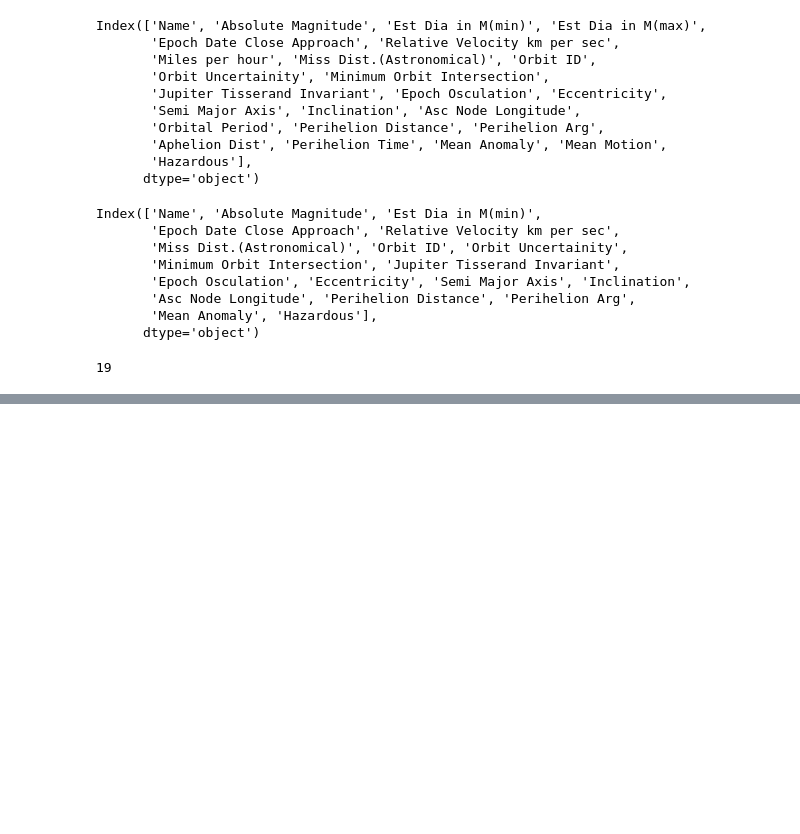
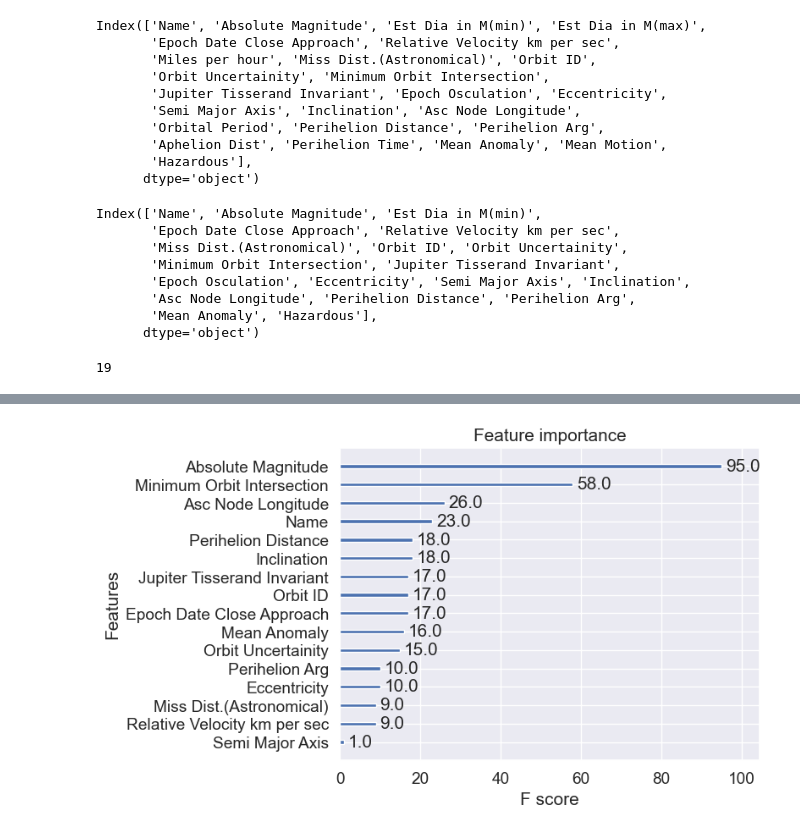
Before and after one commit to alisonjing/DTSA5506-Data-Mining-Project, a Jupyter notebook: NASA_Asteroid_Classification.ipynb, the cells around one changed output, grey strips where cells are left out. Drawn from its saved outputs; the diff is of its cells as text; code cells hidden in the pictures; blank space fills up the shorter version.

```diff
--- a/NASA_Asteroid_Classification.ipynb
+++ b/NASA_Asteroid_Classification.ipynb
@@ -553,3 +551,11 @@ array([1.4543974e-02, 6.4668661e-01, 0.0000000e+00, 1.2928807e-02,
        2.1419543e-01, 2.7294170e-02, 0.0000000e+00, 3.2211460e-02,
        4.5222347e-03, 4.8283660e-03, 4.1014361e-04, 3.4021449e-03,
        5.3596785e-03, 5.3030387e-03], dtype=float32)
+# %%
+from xgboost import plot_importance
+
+model = XGBClassifier(use_label_encoder=False)
+model.fit(X,y)
+plot_importance(model)
+plt.show()
+# %% [output]
@@ -555,0 +563 @@ array([1.4543974e-02, 6.4668661e-01, 0.0000000e+00, 1.2928807e-02,
+[figure, added]
```
Also changed, not shown: parts of 3 cells of this notebook.
